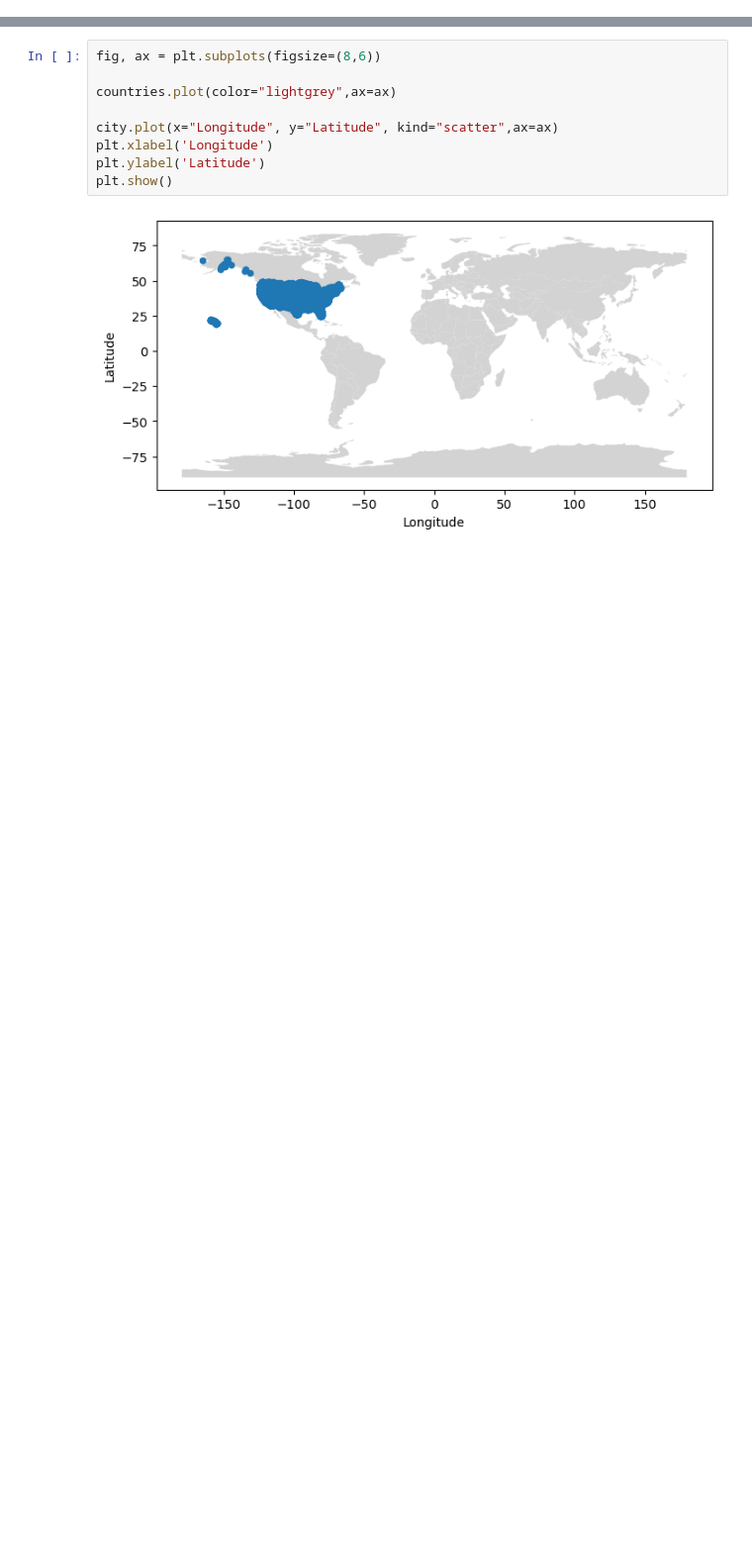
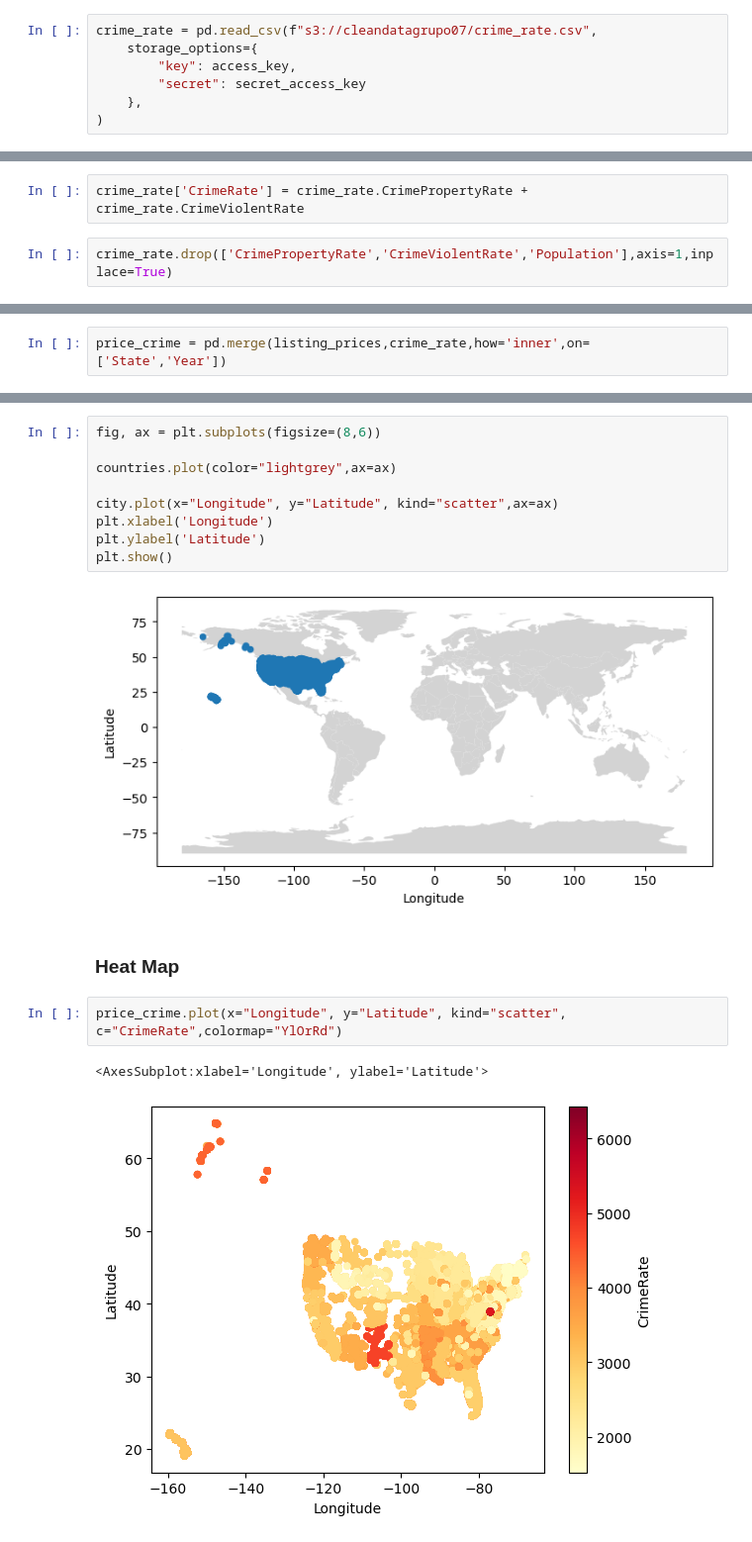
Before and after one commit to julicaro31/GRUPO_07-PF_DS4, a Jupyter notebook: machine_learning/ml_model.ipynb, the cells around one changed output, grey strips where cells are left out. Shown at 99% size. Saved outputs shown, nothing was run; the diff lists cells and outputs as text; blank space fills up the shorter version.

```diff
--- a/machine_learning/ml_model.ipynb
+++ b/machine_learning/ml_model.ipynb
@@ -87,0 +411,7 @@ weather_events.head()
+# %%
+crime_rate = pd.read_csv(f"s3://cleandatagrupo07/crime_rate.csv",
+    storage_options={
+        "key": access_key,
+        "secret": secret_access_key
+    },
+)
@@ -87,0 +427,4 @@ weather_events.head()
+# %%
+crime_rate['CrimeRate'] = crime_rate.CrimePropertyRate + crime_rate.CrimeViolentRate
+# %%
+crime_rate.drop(['CrimePropertyRate','CrimeViolentRate','Population'],axis=1,inplace=True)
@@ -87,0 +442,2 @@ weather_events.head()
+# %%
+price_crime = pd.merge(listing_prices,crime_rate,how='inner',on=['State','Year'])
@@ -116,3 +484,10 @@ plt.ylabel('Latitude')
 plt.show()
 # %% [output]
 [figure]
+# %% [markdown]
+### Heat Map
+# %%
+price_crime.plot(x="Longitude", y="Latitude", kind="scatter", c="CrimeRate",colormap="YlOrRd")
+# %% [output]
+<AxesSubplot:xlabel='Longitude', ylabel='Latitude'>
+[figure, added]
```
Also changed, not shown: parts of 71 cells of this notebook, 1 other file.
